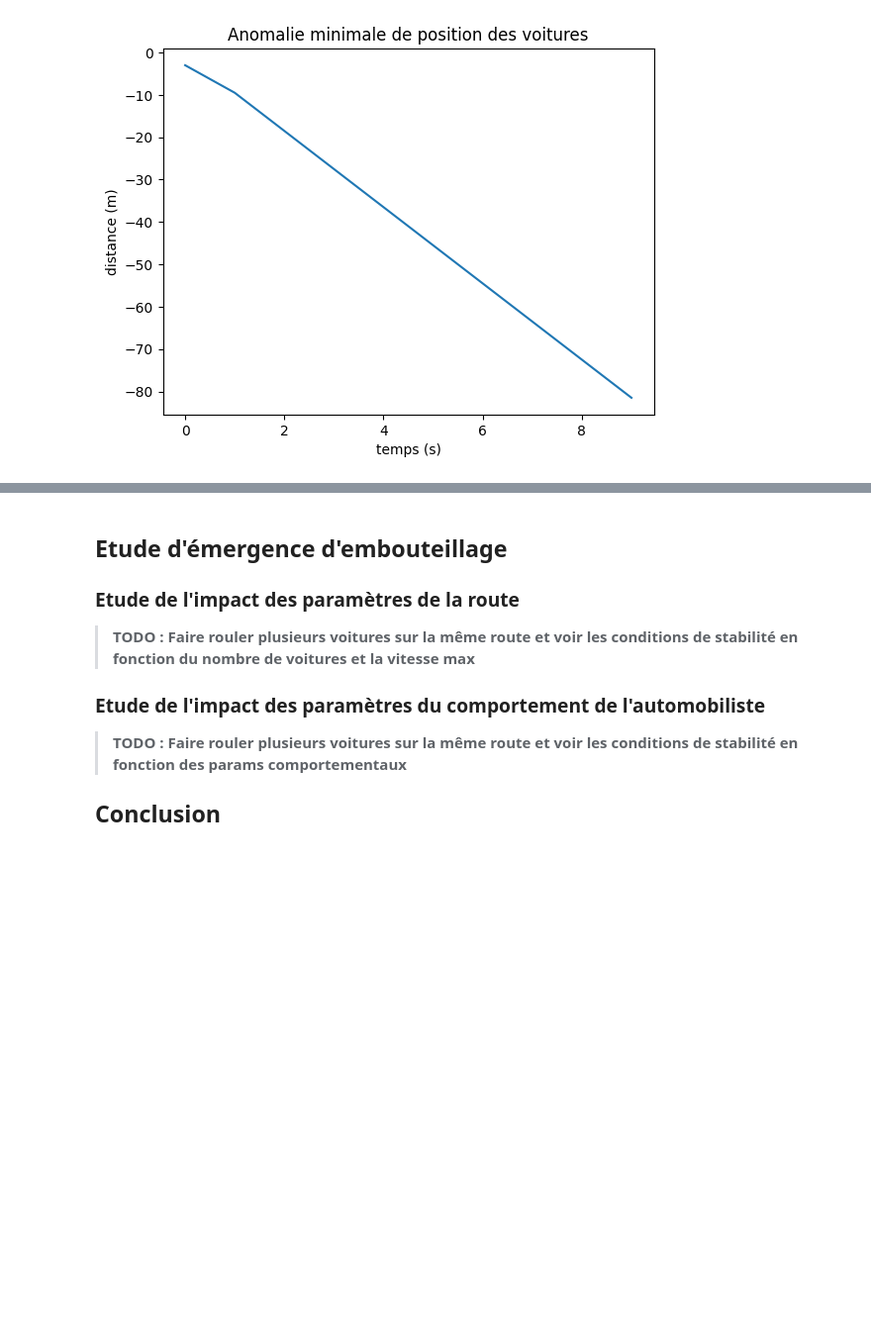
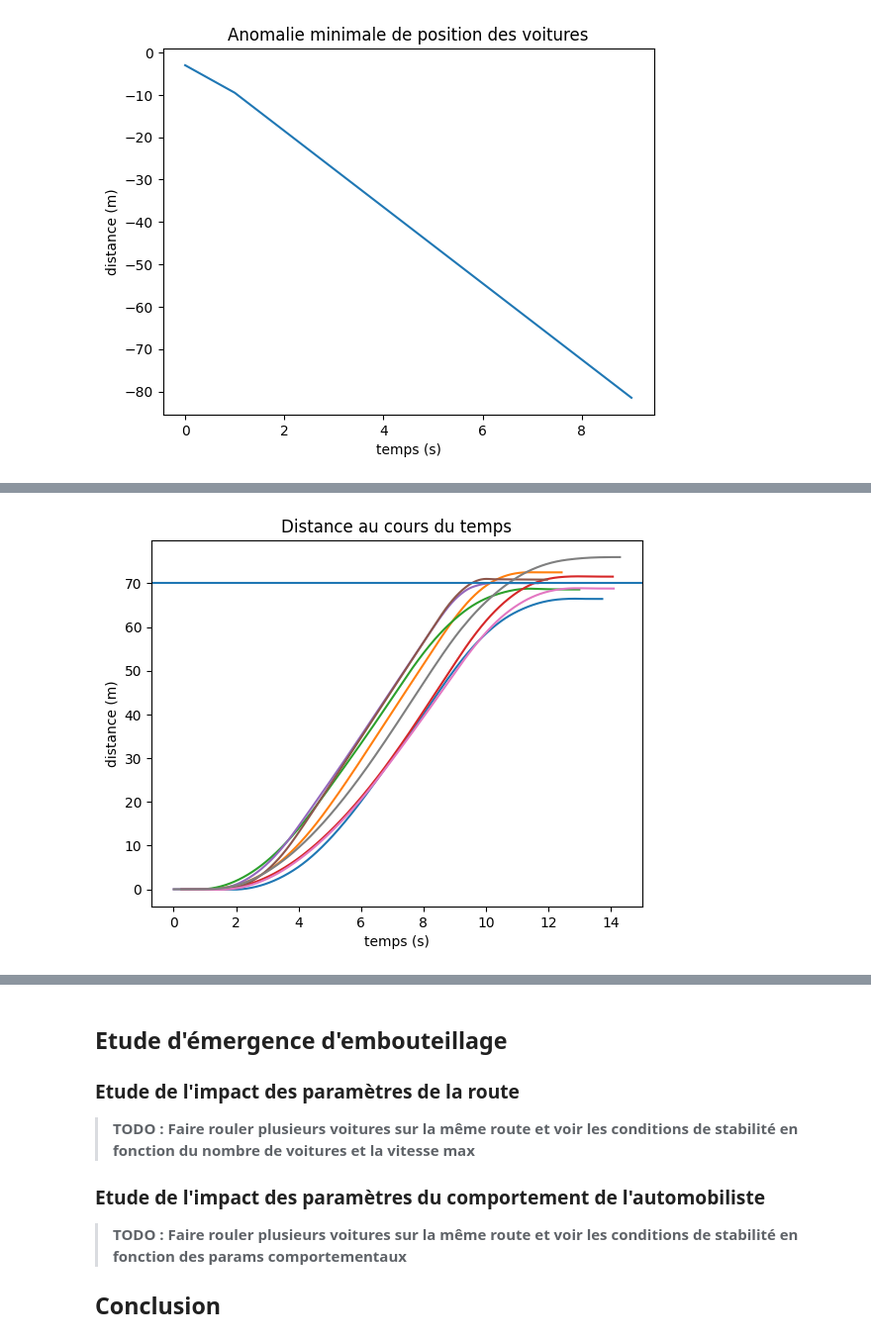
Before and after one commit to ThibautLavenant/phyMod_miniproject, a Jupyter notebook: MiniProject.ipynb, the cells around one changed output, grey strips where cells are left out. Shown at 99% size. Cells and saved outputs as stored; diff of their text form; code cells hidden in the pictures; blank space fills up the shorter version.

```diff
--- a/MiniProject.ipynb
+++ b/MiniProject.ipynb
@@ -1071,0 +1261,18 @@ NameError: name '_accelMax' is not defined
+# %%
+for key, exp in d_pd_experiment.items() :
+    t = np.array(exp[_colt])
+    a = np.array(exp[_coly])
+    a = a - np.mean(a)
+    v = integByTrapezoid(t, a)
+    p = integByTrapezoid(t, v)
+
+    plt.plot(t, p, label=key)
+
+#plt.legend()
+plt.xlabel("temps (s)")
+plt.ylabel("distance (m)")
+plt.title("Distance au cours du temps")
+plt.axhline(y=70)
+plt.show()
+# %% [output]
+[figure, added]
```
Also changed, not shown: parts of 23 cells of this notebook, 1 other file.
